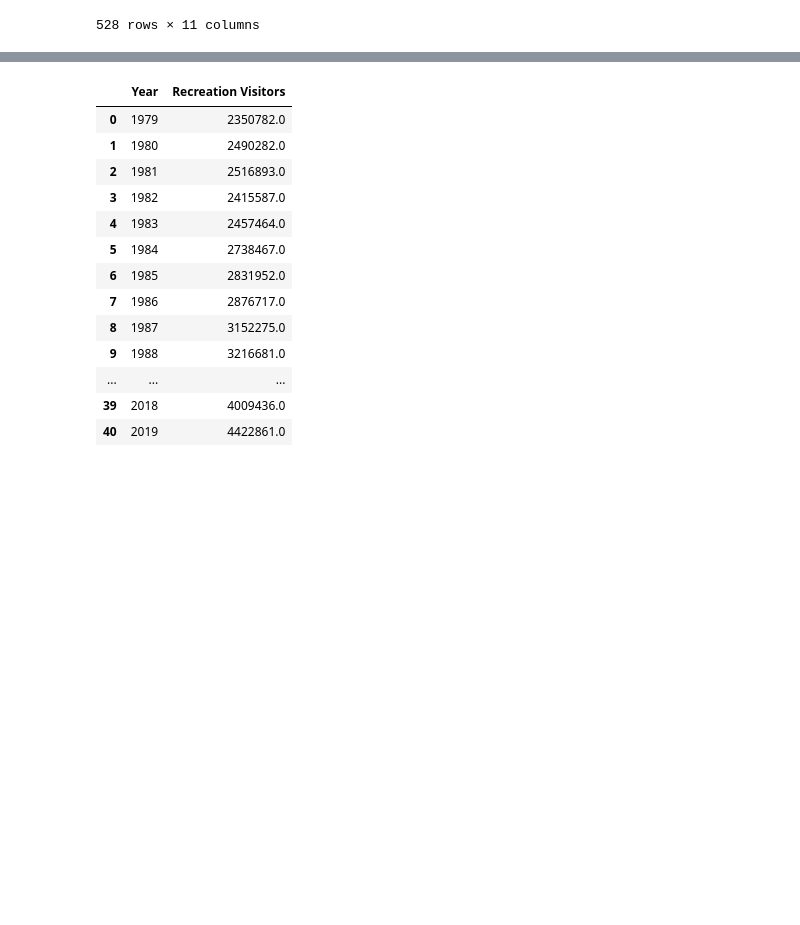
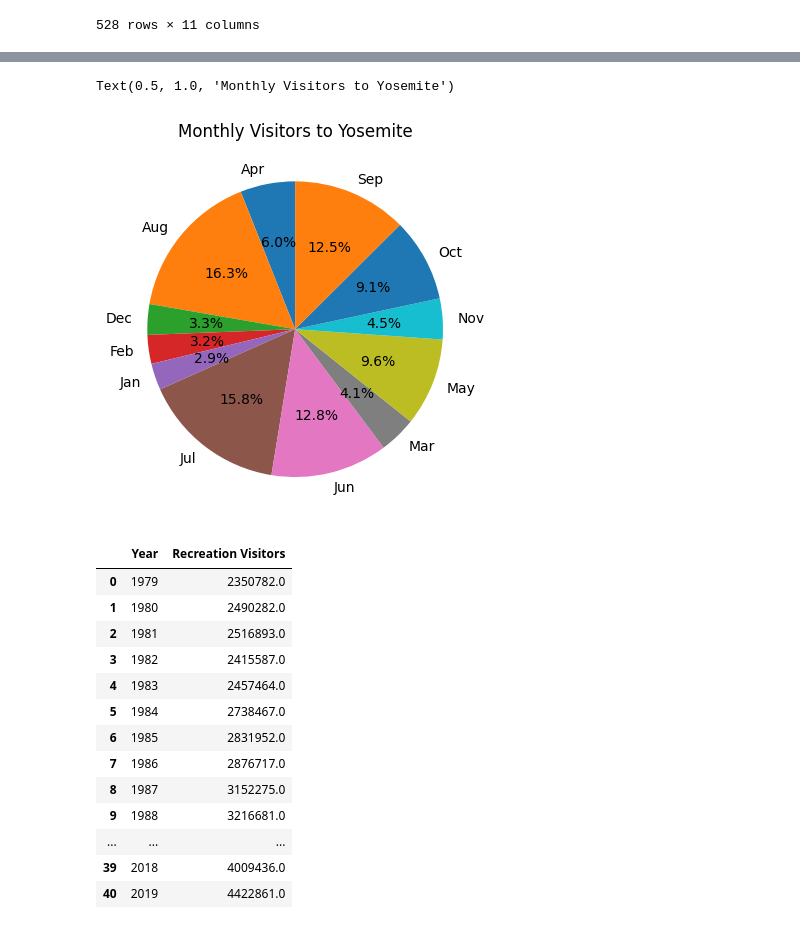
Before and after one commit to andymatsuura/NPS-Analysis, a Jupyter notebook: andy-dataclean_yosemite.ipynb, the cells around one changed output, grey strips where cells are left out. Drawn from its saved outputs; the diff is of its cells as text; code cells hidden in the pictures; blank space fills up the shorter version.

```diff
--- a/andy-dataclean_yosemite.ipynb
+++ b/andy-dataclean_yosemite.ipynb
@@ -89,3 +140,10 @@ clean_yosemite
+# %%
+monthly_totals = clean_yosemite.groupby(clean_yosemite['Month'].str.slice(0, 3))['Recreation Visitors'].sum()
+plt.pie(monthly_totals, labels=monthly_totals.index, autopct='%1.1f%%', startangle=90)
+plt.title('Monthly Visitors to Yosemite')
+# %% [output]
+Text(0.5, 1.0, 'Monthly Visitors to Yosemite')
+[figure, added]
 # %%
 yose_group = clean_yosemite.groupby("Year")["Recreation Visitors"].sum().reset_index()
 yose_group
```
Also changed, not shown: parts of 26 cells of this notebook, 3 other files.
